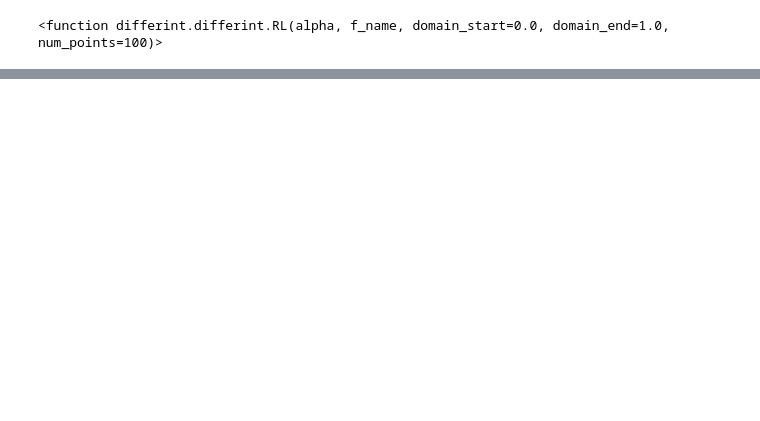
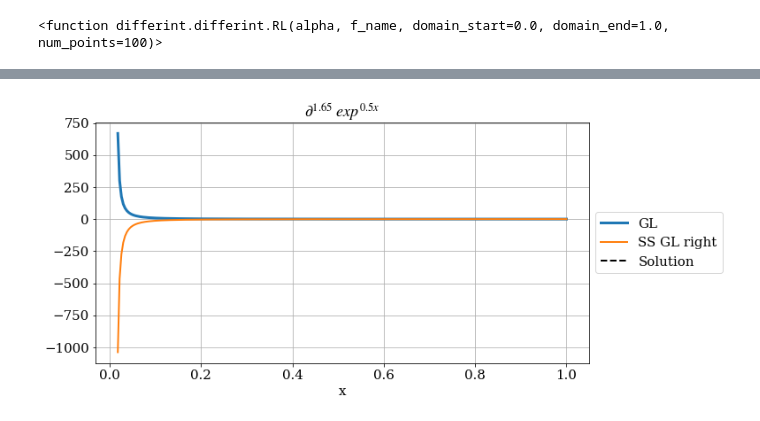
Before and after one commit to tbeucler/ml4rt, a Jupyter notebook: notebooks_tbeucler/03_Build fractional_derivative_library.ipynb, the cells around one changed output, grey strips where cells are left out. Saved outputs shown, nothing was run; the diff lists cells and outputs as text; code cells hidden in the pictures; blank space fills up the shorter version.

```diff
--- a/notebooks_tbeucler/03_Build fractional_derivative_library.ipynb
+++ b/notebooks_tbeucler/03_Build fractional_derivative_library.ipynb
@@ -128,0 +136,79 @@ else: plt.ylabel(r'$\partial^{'+str(0)+'}\ \sqrt{x}$')
+# %%
+Npoints = 250
+
+domain = np.linspace(0.01,1,Npoints)
+
+lamb = 0.5
+
+fx = np.exp(lamb*domain)
+
+order = 1.65
+
+#df.RL
+
+if order<1:
+    t0 = time()
+    d_0p5_sqrt_RL = df.RL(order,fx,num_points=Npoints,domain_start=float(domain[0]),domain_end=float(domain[-1]))
+    t1 = time()
+    print('df RL='+str((t1-t0))+'s')
+
+if order>=1:
+    t0 = time()
+    d_0p5_sqrt_GL = df.GL(order,fx,num_points=Npoints,domain_start=float(domain[0]),domain_end=float(domain[-1]))
+    t1 = time()
+    print('df GLI='+str((t1-t0))+'s')
+
+t0 = time()
+d_0p5_sqrt_GLI = df.GLI(order,fx,num_points=Npoints,domain_start=float(domain[0]),domain_end=float(domain[-1]))
+t1 = time()
+print('df GLI='+str((t1-t0))+'s')
+
+if order<=0:
+    t0 = time()
+    d_0p5_sqrt_SS_RL_left = RL_left_integral(np.expand_dims(fx,0),domain[1]-domain[0],-order)
+    t1 = time()
+
+    print('SS RL='+str((t1-t0))+'s')
+
+if order>=0:
+    d_0p5_sqrt_SS_GL_right = np.zeros(Npoints,)
+
+    t0 = time()
+    for i in range(Npoints):
+        d_0p5_sqrt_SS_GL_right[i] = GL_right(np.expand_dims(fx[:(i+1)],0),order,domain[1]-domain[0])
+    t1 = time()
+    print('SS RL='+str((t1-t0))+'s')
+
+if (1-order)>0: solution = lamb**order/gamma(1-order)*\
+    ((lamb*domain)**(-order)+np.exp(lamb*domain)*\
+    (gamma(1-order)-gammainc(lamb*domain,1-order)))
+#if order==0.5 and lamb==1: solution = np.exp(domain)*erf(np.sqrt(domain))
+else: solution = np.nan*domain; print('order=',str(order),' so (1-order)=',str(1-order),'<=0')
+# n = np.ceil(order)
+# k = np.arange(0,10)
+# solution = np.zeros_like(domain)
+# for i in range(np.size(domain)):
+#     solution_tmp = np.zeros(np.size(k))
+#     for j in range(np.size(k)):
+#         solution_tmp[k] = (lamb**(k[j]+n) * domain[i]**(k[j]+n-order))/(gamma(k[j]+1+n-order))
+#     solution[i] = np.sum(solution_tmp)
+
+plt.figure(figsize=(10,5))
+
+if order<1: plt.plot(domain,d_0p5_sqrt_RL,label='RL',linewidth=1.5*lw)
+else: plt.plot(domain[2:],d_0p5_sqrt_GL[2:],label='GL',linewidth=0.75*lw)
+#plt.plot(domain,d_0p5_sqrt_GLI,label='GLI')
+
+if order<=0: plt.plot(domain,d_0p5_sqrt_SS_RL_left[0,:],label='SS RL left')
+#if order<=-1: plt.plot(domain,d_0p5_sqrt_SS_RL_right[0,:],label='SS RL right',linewidth=0.5*lw)
+#plt.plot(domain,d_0p5_sqrt_SS_GL_left,label='SS GL left')
+if order>=0: plt.plot(domain[2:],d_0p5_sqrt_SS_GL_right[2:],label='SS GL right',linewidth=0.5*lw)
+plt.plot(domain,solution,linewidth=lw/2,linestyle='--',color='k',label='Solution')
+plt.grid()
+plt.legend(loc='center left', bbox_to_anchor=(1, 0.5))
+#plt.ylim((np.min(solution[1:])-1,1+np.max(solution[1:])))
+#plt.ylim((-10,10))
+
+plt.xlabel('x')
+plt.title(r'$\partial^{'+str(order)+'}\ exp^{'+str(lamb)+'x}$');
+# %% [output]
@@ -128,0 +219 @@ else: plt.ylabel(r'$\partial^{'+str(0)+'}\ \sqrt{x}$')
+[figure, added]
```
Also changed, not shown: parts of 26 cells of this notebook, 2 other files.
